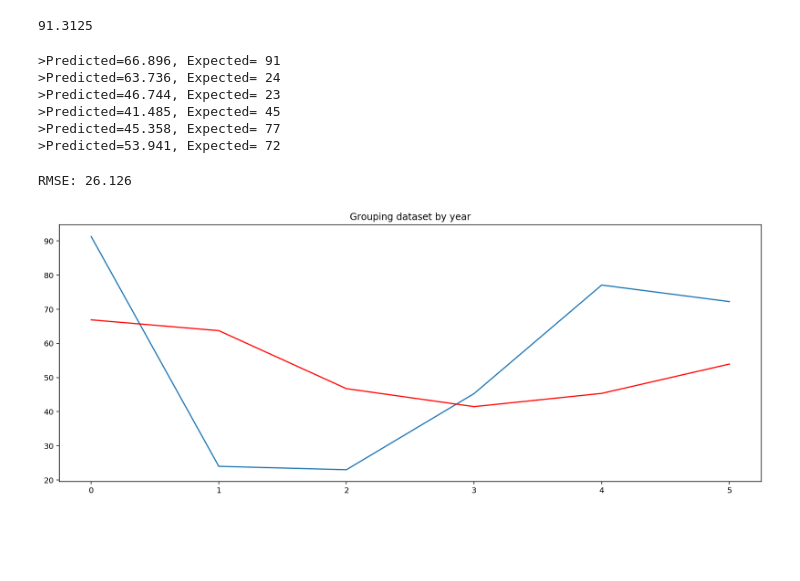
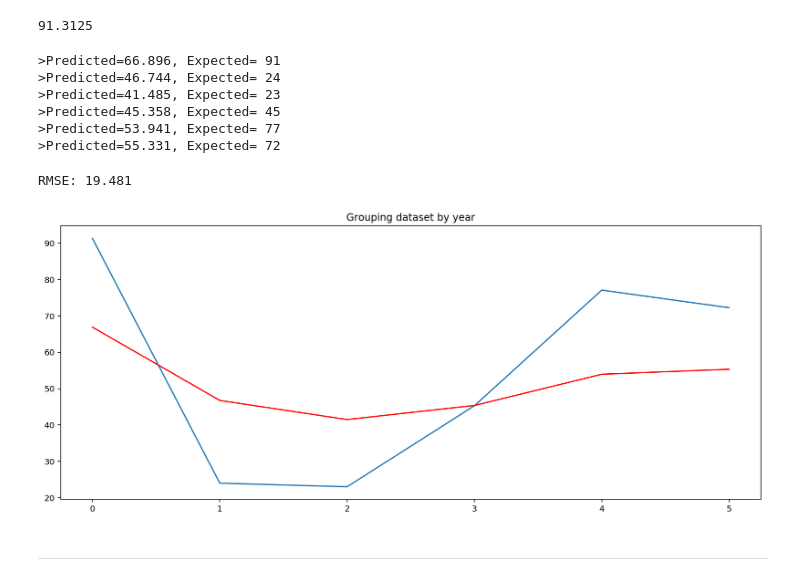
Before and after one commit to jmssalas/master-bigdata-businessanalytics, a Jupyter notebook: 09-masters-thesis/src/forecasting.ipynb, the cells around one changed output. Saved outputs shown, nothing was run; the diff lists cells and outputs as text; code cells hidden in the pictures; blank space fills up the shorter version.

Commit message:
forecasting updated

```diff
--- a/09-masters-thesis/src/forecasting.ipynb
+++ b/09-masters-thesis/src/forecasting.ipynb
@@ -26,6 +26,8 @@ from dateutil.relativedelta       import relativedelta
 from statsmodels.tsa.arima_model  import ARIMA
 from sklearn.metrics              import mean_squared_error
 from math                         import sqrt
+
+rcParams['figure.figsize'] = 15, 6
 # %% [output]
 Using matplotlib backend: Qt5Agg
 Populating the interactive namespace from numpy and matplotlib
@@ -261,47 +254,6 @@ def evaluate_models(dataset, p_values, d_values, q_values):
                     continue
     print('Best ARIMA%s RMSE=%.3f' % (best_cfg, best_score))
     return best_cfg
-# %%
-# evaluate an ARIMA model for a given order (p,d,q) and return RMSE
-def evaluate_arima_model(X, arima_order):
-    # prepare training dataset
-    X = X.astype('float32')
-    train_size = int(len(X) * 0.75)
-    train, test = X[0:train_size], X[train_size:]
-    history = [x for x in train]
-    # make predictions
-    predictions = list()
-    for t in range(len(test)):
-        # Make and fit model
-        model = ARIMA(history, order=arima_order)
-        model_fit = model.fit(trend='nc', disp=0)
-        # Prediction
-        yhat = model_fit.forecast()[0]
-        predictions.append(yhat)
-        history.append(test[t])
-
-    # calculate out of sample error
-    mse = mean_squared_error(test, predictions)
-    rmse = sqrt(mse)
-    return model, rmse, train, test, predictions
-
-# evaluate combinations of p, d and q values for an ARIMA model
-def evaluate_models(dataset, p_values, d_values, q_values):
-    dataset = dataset.astype('float32')
-    best_score, best_cfg = float("inf"), None
-    for p in p_values:
-        for d in d_values:
-            for q in q_values:
-                order = (p,d,q)
-                try:
-                    _, mse, _, _, _ = evaluate_arima_model(dataset, order)
-                    if mse < best_score:
-                        best_score, best_cfg = mse, order
-                    print('ARIMA%s RMSE=%.3f' % (order,mse))
-                except:
-                    continue
-    print('Best ARIMA%s RMSE=%.3f' % (best_cfg, best_score))
-    return best_cfg
 # %% [markdown]
 ---
 # %% [markdown]
@@ -411,49 +363,43 @@ validation[CHEMICALCOUNT_COLUMN][0]
 # prepare datasets
 X = dataset.values.astype('float32')
 history = [x for x in X]
-months_in_year = 12
 y = validation.values.astype('float32')
+history.append(y[0])
 
 # make first prediction
 predictions = list()
 yhat = float(model_fit.forecast()[0])
-#yhat = inverse_difference(history, yhat, months_in_year)
 predictions.append(yhat)
-history.append(y[0])
 print('>Predicted=%.3f, Expected=%3.f' % (yhat, y[0]))
 
 # rolling forecasts
 for i in range(1, len(y)):
-    # difference data
-    #months_in_year = 12
-    #diff = difference(history, months_in_year)
+    # observation
+    obs = y[i]
+    history.append(obs)
+
     # predict
     model = ARIMA(history, order=best_cfg)
     model_fit = model.fit(trend='nc', disp=0)
     yhat = model_fit.forecast()[0]
-    #yhat = inverse_difference(history, yhat, months_in_year)
     predictions.append(yhat)
-    # observation
-    obs = y[i]
-    history.append(obs)
     print('>Predicted=%.3f, Expected=%3.f' % (yhat, obs))
 # %% [output]
 >Predicted=66.896, Expected= 91
->Predicted=63.736, Expected= 24
->Predicted=46.744, Expected= 23
->Predicted=41.485, Expected= 45
->Predicted=45.358, Expected= 77
->Predicted=53.941, Expected= 72
+>Predicted=46.744, Expected= 24
+>Predicted=41.485, Expected= 23
+>Predicted=45.358, Expected= 45
+>Predicted=53.941, Expected= 77
+>Predicted=55.331, Expected= 72
 # %%
 # report performance
 mse = mean_squared_error(y, predictions)
 rmse = sqrt(mse)
 print('RMSE: %.3f' % rmse)
-pyplot.figure(figsize=(16, 6))
 pyplot.title('Grouping dataset by year')
 pyplot.plot(y)
 pyplot.plot(predictions, color='red')
 pyplot.show()
 # %% [output]
-RMSE: 26.126
+RMSE: 19.481
-[figure, old version]
+[figure, new version]
@@ -519,0 +406,2 @@ def all_process(dataset, validation, title) :
+# %% [markdown]
+---
```
Also changed, not shown: parts of 8 cells of this notebook.
